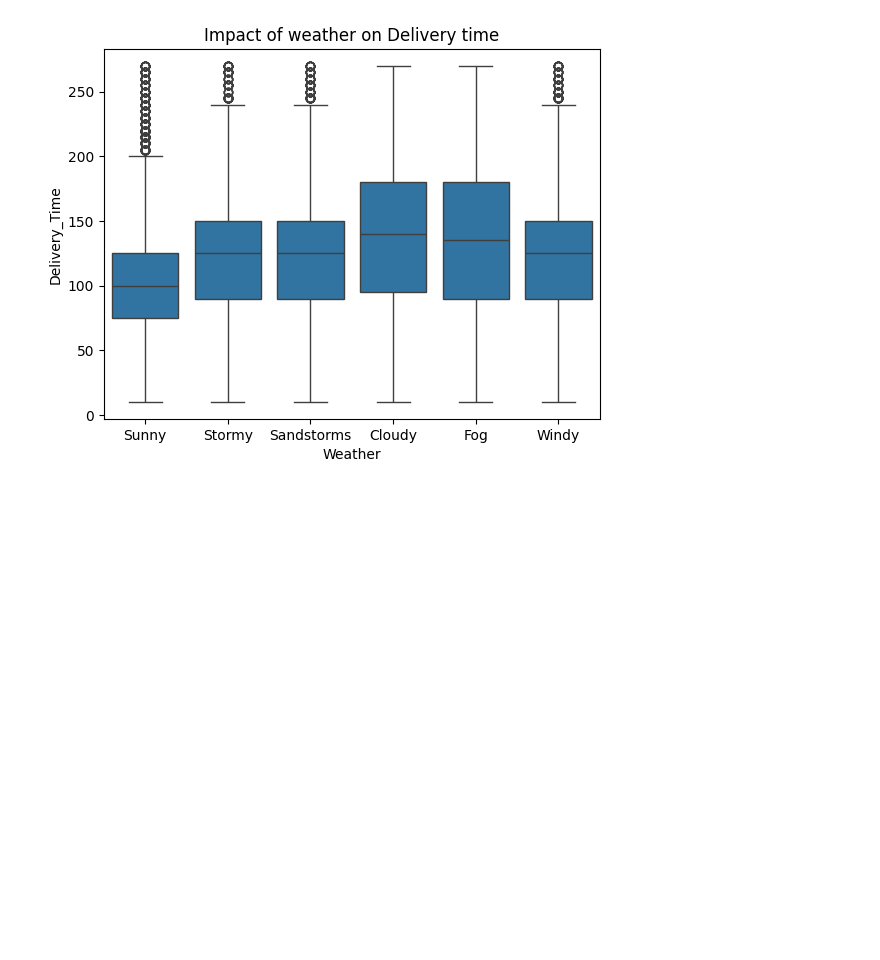
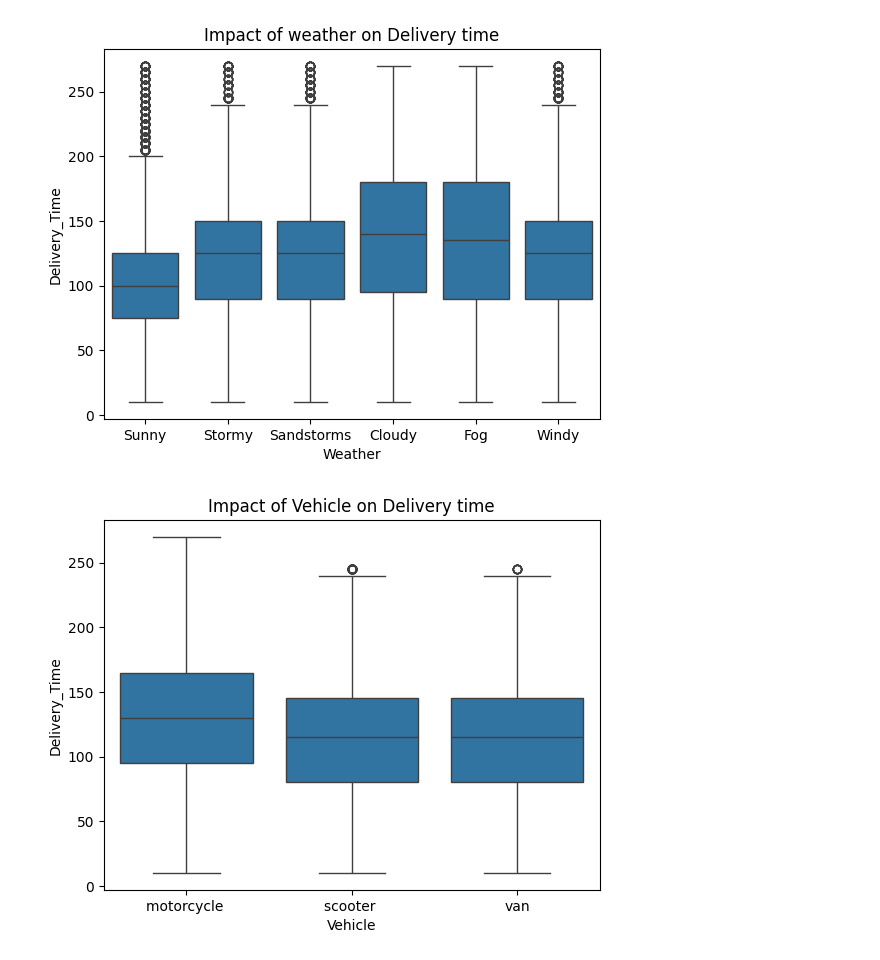
Before and after one commit to IssaMuiz/Last-Mile-ETA-Prediction, a Jupyter notebook: notebooks/data_preprocessing.ipynb, the cells around one changed output. Drawn from its saved outputs; the diff is of its cells as text; code cells hidden in the pictures; blank space fills up the shorter version.

```diff
--- a/notebooks/data_preprocessing.ipynb
+++ b/notebooks/data_preprocessing.ipynb
@@ -255,3 +255,9 @@ plt.title('Impact of weather on Delivery time')
 plt.show()
 # %% [output]
 [figure]
+# %%
+sns.boxplot(x=df['Vehicle'], y=df['Delivery_Time'], data=df)
+plt.title('Impact of Vehicle on Delivery time')
+plt.show()
+# %% [output]
+[figure, added]
```
Also changed, not shown: parts of 8 cells of this notebook, 1 other file.
